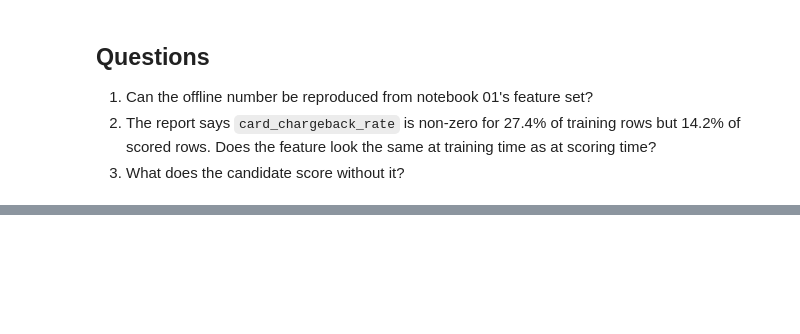
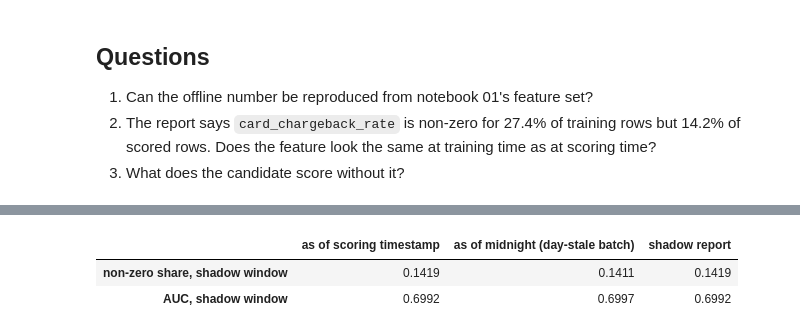
Before and after one commit to vishal84/tessera-platform-demo, a Jupyter notebook: ml/notebooks/03_v3_shadow_investigation.ipynb, the cells around one changed output, grey strips where cells are left out. Saved outputs shown, nothing was run; the diff lists cells and outputs as text; code cells hidden in the pictures; blank space fills up the shorter version.

```diff
--- a/ml/notebooks/03_v3_shadow_investigation.ipynb
+++ b/ml/notebooks/03_v3_shadow_investigation.ipynb
@@ -44,0 +212,12 @@ print("the shadow window is the test window")
+# %%
+cb_nightly = aggregates.card_chargeback_rate(df, aggregates.nightly_batch_as_of(df))
+p_nightly = nb01_model.predict_proba(with_feature(test, cb_nightly))[:, 1]
+pd.DataFrame({
+    "as of scoring timestamp": [(cb_pit[test.index] > 0).mean(), roc_auc_score(test.is_fraud, p_shadow)],
+    "as of midnight (day-stale batch)": [(cb_nightly[test.index] > 0).mean(), roc_auc_score(test.is_fraud, p_nightly)],
+    "shadow report": [reported["shadow_nonzero_share"], report["shadow"]["auc"]],
+}, index=["non-zero share, shadow window", "AUC, shadow window"]).round(4)
+# %% [output]
+|  | as of scoring timestamp | as of midnight (day-stale batch) | shadow report |
+| non-zero share, shadow window | 0.1419 | 0.1411 | 0.1419 |
+| AUC, shadow window | 0.6992 | 0.6997 | 0.6992 |
```
Also changed, not shown: parts of 32 cells of this notebook, 1 other file.
